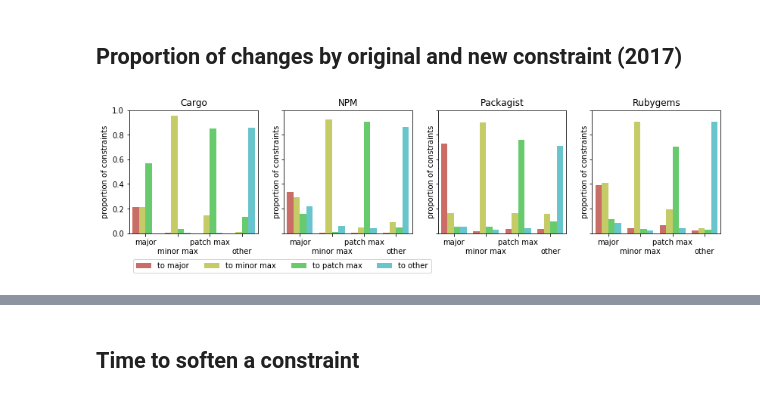
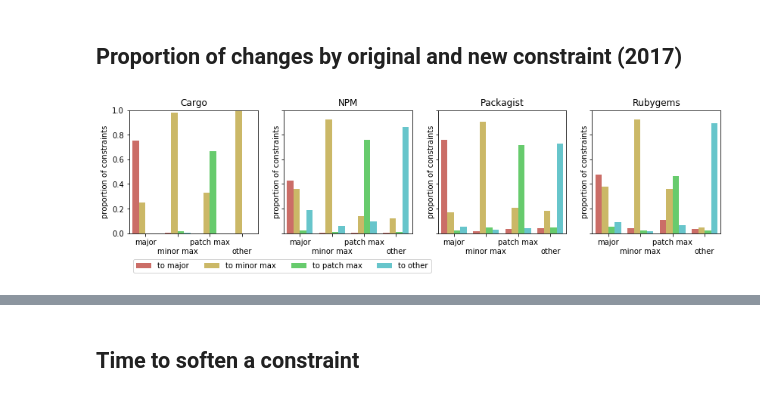
Before and after one commit to AlexandreDecan/secos-constraints, a Jupyter notebook: notebooks/Constraint analysis.ipynb, the cells around one changed output, grey strips where cells are left out. Drawn from its saved outputs; the diff is of its cells as text; code cells hidden in the pictures.

Commit message:
Properly identify "dev" constraints
Former-commit-id: b4781ea5badefa33f42cce04c45d939a4197a564

```diff
--- a/notebooks/Constraint analysis.ipynb
+++ b/notebooks/Constraint analysis.ipynb
@@ -20,6 +20,8 @@ P_VALUE = 0.05  # Not corrected
 
 PALETTE = seaborn.color_palette()
 SEC_PALETTE = seaborn.color_palette('hls')
+SEC_PALETTE[1] = seaborn.color_palette('hls', 8)[1]
+
 COLORS = {e: PALETTE[i] for i, e in enumerate(ECOSYSTEMS)}
 # %%
 %matplotlib inline
@@ -385,0 +429,25 @@ savefig(fig, 'update_proportion_development')
+# %%
+fig, ax = matplotlib.pyplot.subplots()
+
+data = dict()
+for ecosystem in ECOSYSTEMS:
+    data[ecosystem] = (
+        df_dependencies[ecosystem]
+        .assign(zero=lambda d: d['dev'].astype(int))
+        .assign(constraint=1)
+        .groupby(pandas.Grouper(key='date', freq='1M'))
+        [['constraint', 'zero']]
+        .sum()
+        .assign(**{ecosystem: lambda d: d['zero'] / d['constraint']})
+        [[ecosystem]]
+    )
+    data[ecosystem].plot(ax=ax, color=COLORS[ecosystem])
+
+ax.set(
+    xlabel='',
+    xlim=DATE_RANGE,
+    ylabel='proportion of constraints',
+    ylim=(0, 1),
+)
+
+savefig(fig, 'update_proportion_development_constraints')
@@ -794,6 +984,7 @@ for i, ecosystem in enumerate(ECOSYSTEMS):
 
     data[ecosystem] = (
         df_constraints[ecosystem]
+        [lambda d: ~d['dev']]
         [lambda d: d['package'].isin(df_frequently_updated[ecosystem])]
         .assign(duration=lambda d: (d['constraint_next_date'].fillna(CENSOR_DATE) - d['date']) / pandas.to_timedelta(30, 'days'))
         .assign(observed=lambda d: ~d['constraint_next_date'].isnull())
@@ -863,6 +1054,7 @@ for i, ecosystem in enumerate(ECOSYSTEMS):
 
     data[ecosystem] = (
         df_constraints[ecosystem]
+        [lambda d: ~d['dev']]
         [lambda d: d['date'].between(pandas.to_datetime('2017-01-01'), pandas.to_datetime('2018-01-01'))]
         .assign(
            kind=lambda d: d[['major', 'minor max', 'patch max', 'other']].apply(lambda s: s.values.argmax(), axis=1)
@@ -889,34 +1081,34 @@ for i, ecosystem in enumerate(ECOSYSTEMS):
         .apply(lambda s: s / s.sum(), axis=1)
     )
 
     seaborn.barplot(
         data=(
             data[ecosystem]
             .reset_index()
             .pipe(lambda d:
                 pandas.melt(d, 'kind', value_vars=['to major', 'to minor max', 'to patch max', 'to other'])
             )
         ),
         x='kind',
         y='value',
         hue='kind_new',
         order=['major', '\nminor max', 'patch max', '\nother'],
         hue_order=['to major', 'to minor max', 'to patch max', 'to other'],
         palette=SEC_PALETTE,
         ax=ax,
     )
     ax.legend().remove()
     ax.set(
         title=ecosystem,
         xlabel='',
         ylabel='proportion of constraints',
         ylim=(0, 1),
     )
 
 axes[0].legend(ncol=4, loc='lower left', bbox_to_anchor=(0, -0.35))
 savefig(fig, 'change_from_to')
 # %% [output]
-[figure, old version]
+[figure, new version]
 # %%
 fig, axes = matplotlib.pyplot.subplots(nrows=1, ncols=4, sharex=True, sharey=True)
 fig.set_size_inches(FIG_SIZE_WIDE)
```
Also changed, not shown: parts of 15 cells of this notebook, 19 other files.
